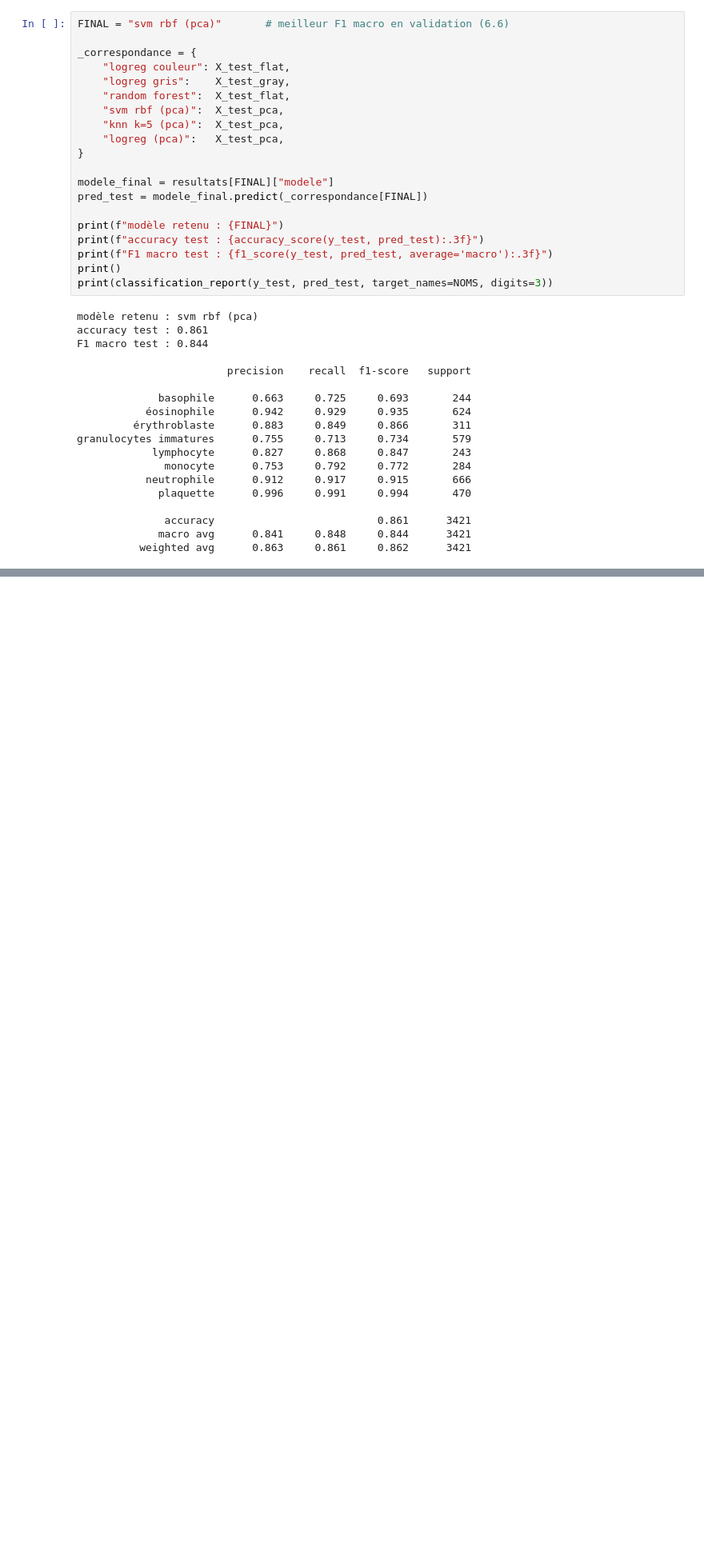
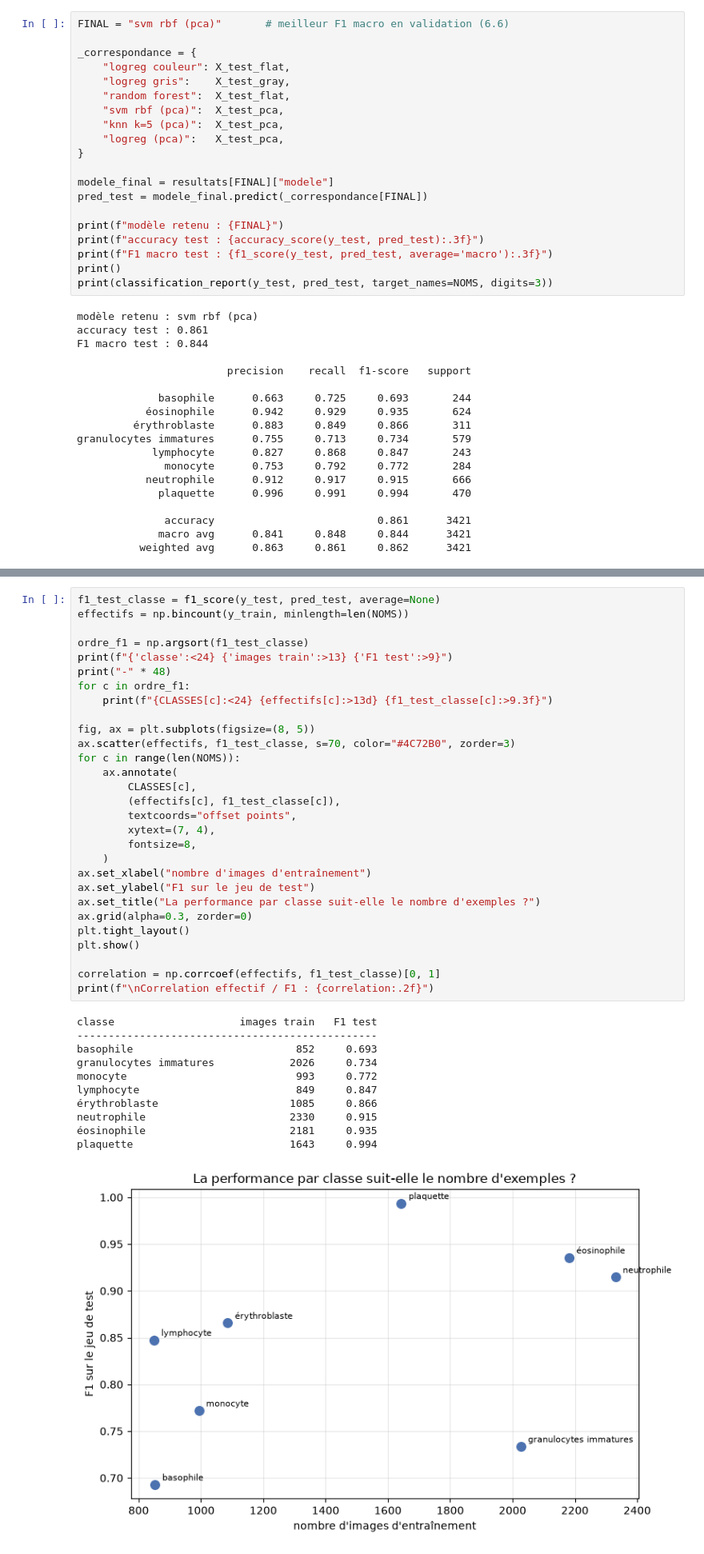
Before and after one commit to LouiSvon/cvrie, a Jupyter notebook: notebooks/supervised_learning.ipynb, the cells around one changed output, grey strips where cells are left out. Shown at 80% size. Drawn from its saved outputs; the diff is of its cells as text; blank space fills up the shorter version.

```diff
--- a/notebooks/supervised_learning.ipynb
+++ b/notebooks/supervised_learning.ipynb
@@ -636,0 +672,41 @@ granulocytes immatures      0.755     0.713     0.734       579
+# %%
+f1_test_classe = f1_score(y_test, pred_test, average=None)
+effectifs = np.bincount(y_train, minlength=len(NOMS))
+
+ordre_f1 = np.argsort(f1_test_classe)
+print(f"{'classe':<24} {'images train':>13} {'F1 test':>9}")
+print("-" * 48)
+for c in ordre_f1:
+    print(f"{CLASSES[c]:<24} {effectifs[c]:>13d} {f1_test_classe[c]:>9.3f}")
+
+fig, ax = plt.subplots(figsize=(8, 5))
+ax.scatter(effectifs, f1_test_classe, s=70, color="#4C72B0", zorder=3)
+for c in range(len(NOMS)):
+    ax.annotate(
+        CLASSES[c],
+        (effectifs[c], f1_test_classe[c]),
+        textcoords="offset points",
+        xytext=(7, 4),
+        fontsize=8,
+    )
+ax.set_xlabel("nombre d'images d'entraînement")
+ax.set_ylabel("F1 sur le jeu de test")
+ax.set_title("La performance par classe suit-elle le nombre d'exemples ?")
+ax.grid(alpha=0.3, zorder=0)
+plt.tight_layout()
+plt.show()
+
+correlation = np.corrcoef(effectifs, f1_test_classe)[0, 1]
+print(f"\nCorrelation effectif / F1 : {correlation:.2f}")
+# %% [output]
+classe                    images train   F1 test
+------------------------------------------------
+basophile                          852     0.693
+granulocytes immatures            2026     0.734
+monocyte                           993     0.772
+lymphocyte                         849     0.847
+érythroblaste                     1085     0.866
+neutrophile                       2330     0.915
+éosinophile                       2181     0.935
+plaquette                         1643     0.994
+[figure, added]
```
Also changed, not shown: parts of 17 cells of this notebook.
